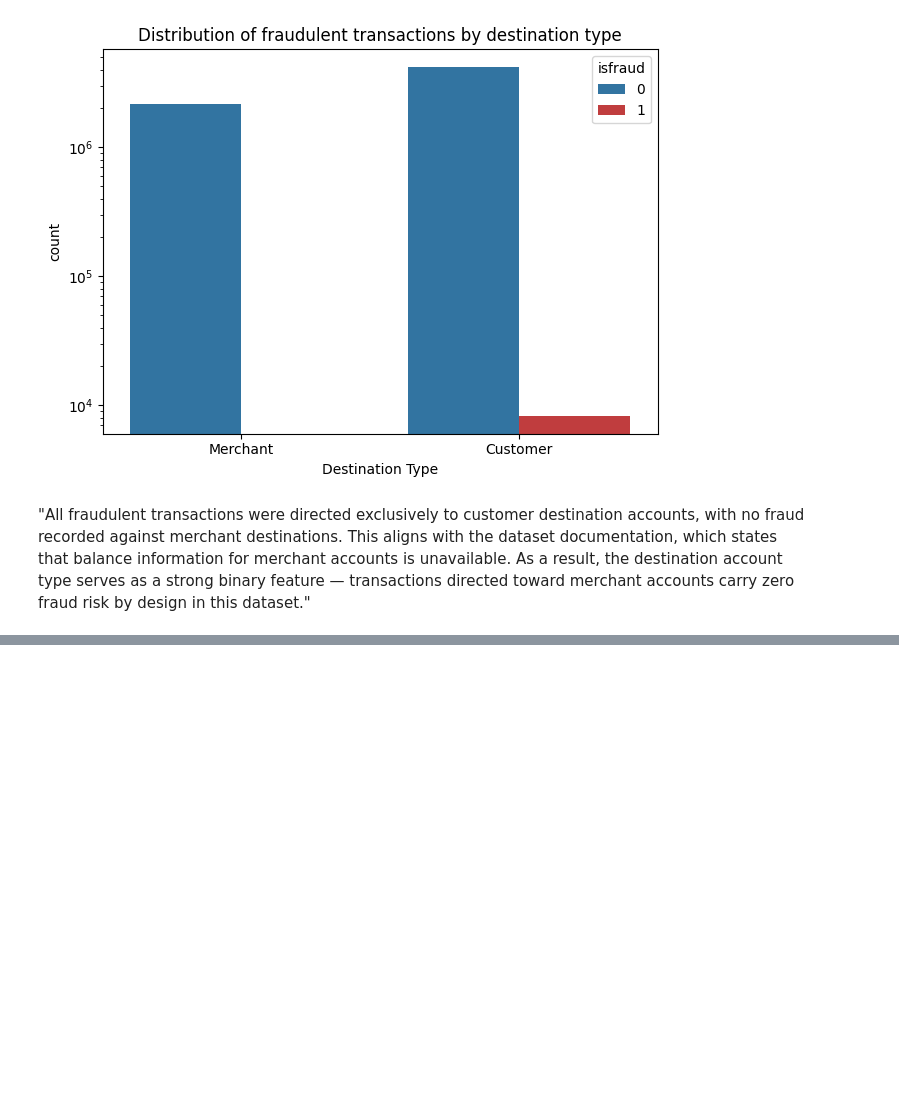
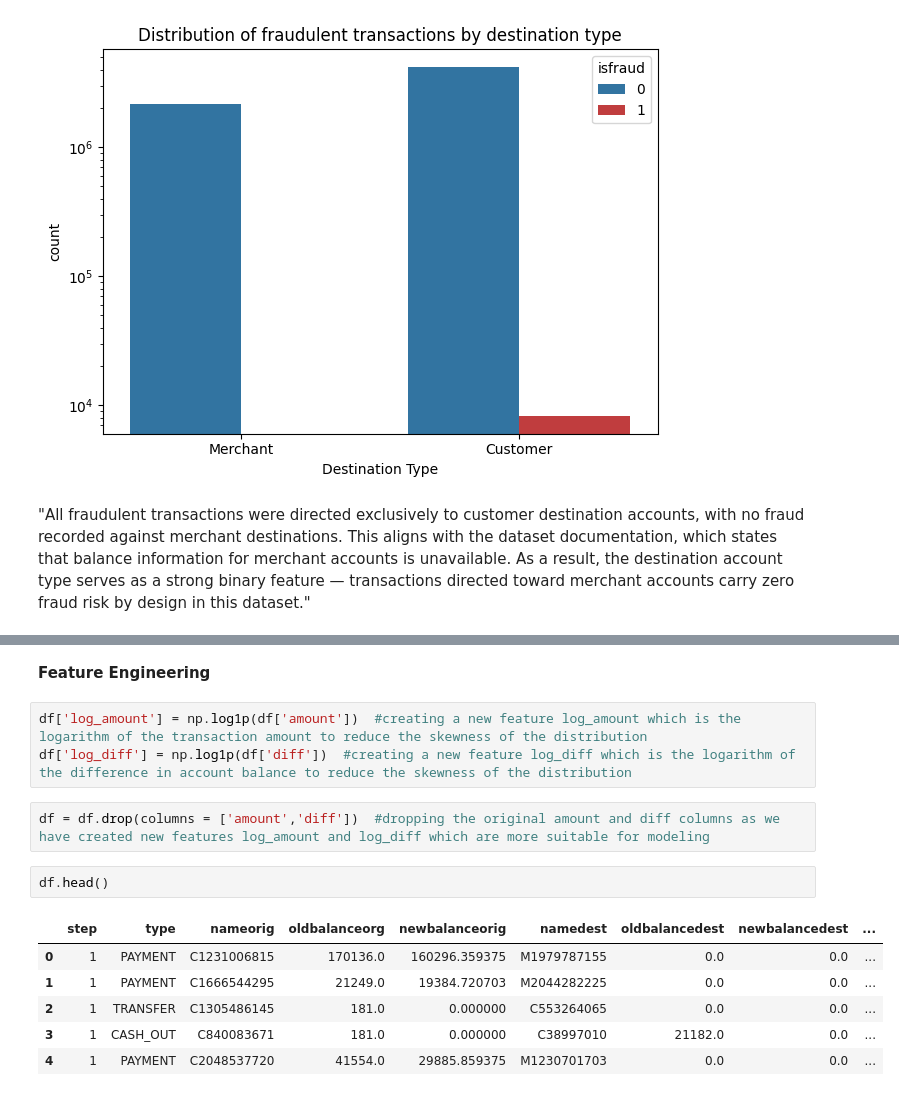
Before and after one commit to AsokTamang/real_time_fraud_detection, a Jupyter notebook: model_training.ipynb, the cells around one changed output, grey strips where cells are left out. Drawn from its saved outputs; the diff is of its cells as text; blank space fills up the shorter version.

Commit message:
applying the log on amount and difference in amount

```diff
--- a/model_training.ipynb
+++ b/model_training.ipynb
@@ -299,0 +309,16 @@ plt.show()
+# %% [markdown]
+**Feature Engineering**
+# %%
+df['log_amount'] = np.log1p(df['amount'])  #creating a new feature log_amount which is the logarithm of the transaction amount to reduce the skewness of the distribution
+df['log_diff'] = np.log1p(df['diff'])  #creating a new feature log_diff which is the logarithm of the difference in account balance to reduce the skewness of the distribution
+# %%
+df = df.drop(columns = ['amount','diff'])  #dropping the original amount and diff columns as we have created new features log_amount and log_diff which are more suitable for modeling
+# %%
+df.head()
+# %% [output]
+|  | step | type | nameorig | oldbalanceorg | newbalanceorig | namedest | oldbalancedest | newbalancedest | ... |
+| 0 | 1 | PAYMENT | C1231006815 | 170136.0 | 160296.359375 | M1979787155 | 0.0 | 0.0 | ... |
+| 1 | 1 | PAYMENT | C1666544295 | 21249.0 | 19384.720703 | M2044282225 | 0.0 | 0.0 | ... |
+| 2 | 1 | TRANSFER | C1305486145 | 181.0 | 0.000000 | C553264065 | 0.0 | 0.0 | ... |
+| 3 | 1 | CASH_OUT | C840083671 | 181.0 | 0.000000 | C38997010 | 21182.0 | 0.0 | ... |
+| 4 | 1 | PAYMENT | C2048537720 | 41554.0 | 29885.859375 | M1230701703 | 0.0 | 0.0 | ... |
```
Also changed, not shown: parts of 1 cell of this notebook.
